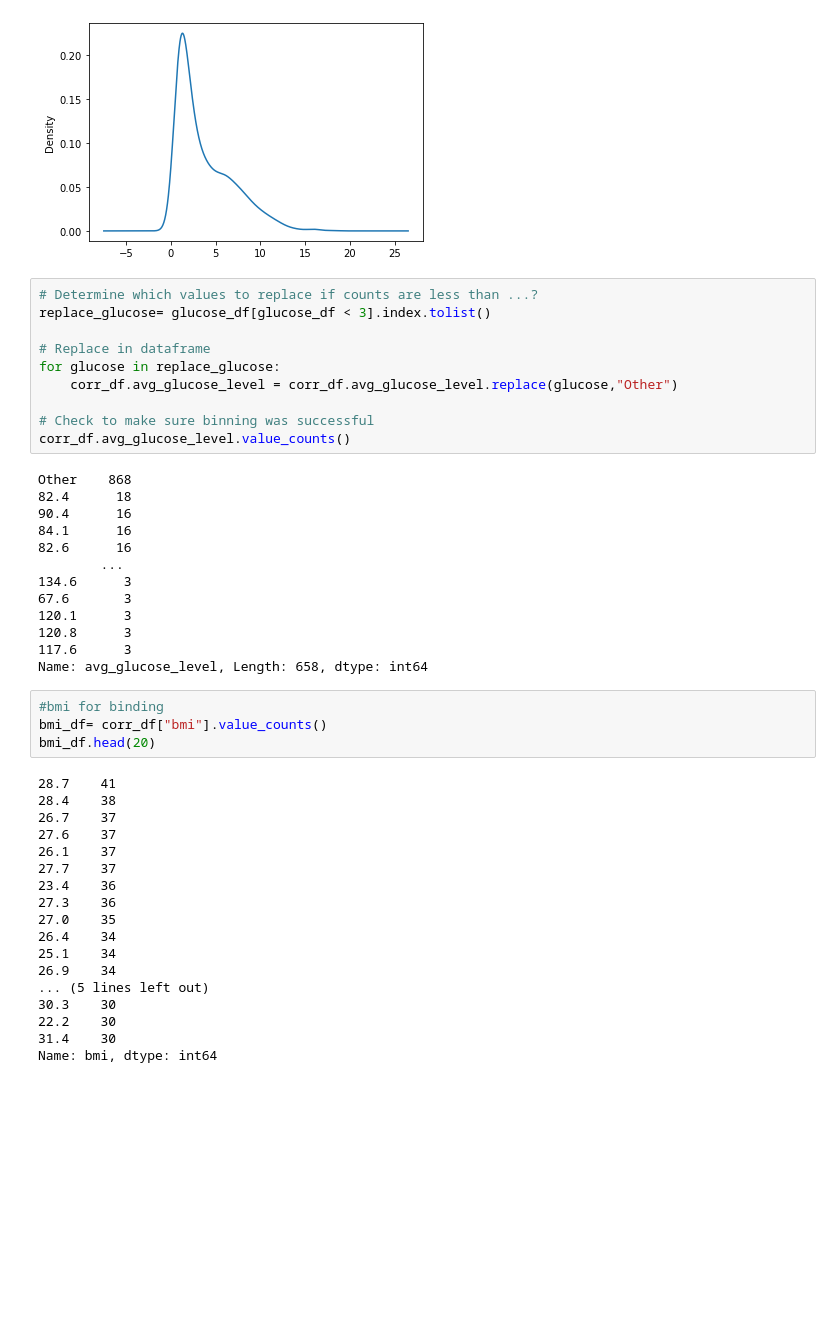
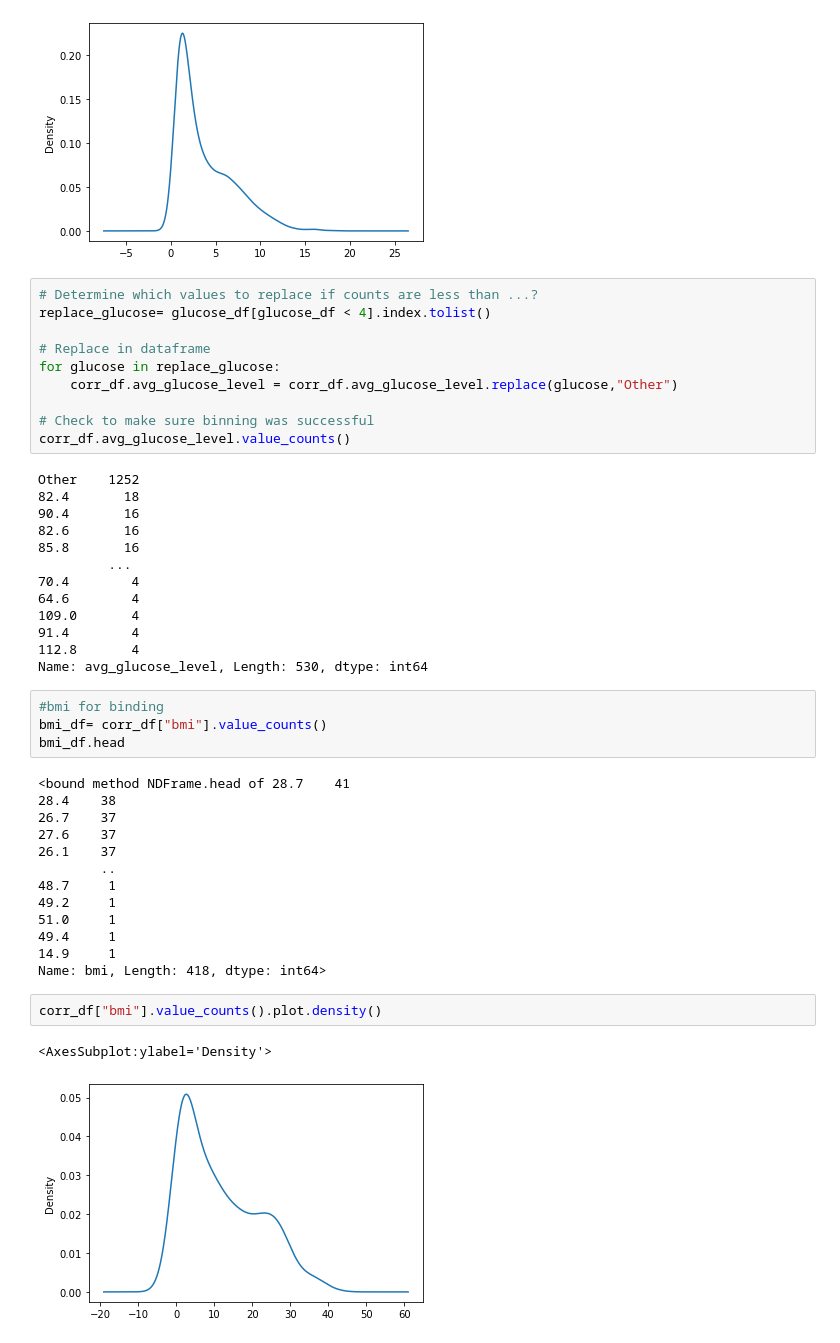
Before and after one commit to cmmoreno9/practice_stroke_dataset, a Jupyter notebook: stroke_data_exploration_practice.ipynb, the cells around one changed output. Saved outputs shown, nothing was run; the diff lists cells and outputs as text; blank space fills up the shorter version.

```diff
--- a/stroke_data_exploration_practice.ipynb
+++ b/stroke_data_exploration_practice.ipynb
@@ -284,7 +278,7 @@ corr_df["avg_glucose_level"].value_counts().plot.density()
 [figure]
 # %%
 # Determine which values to replace if counts are less than ...?
-replace_glucose= glucose_df[glucose_df < 3].index.tolist()
+replace_glucose= glucose_df[glucose_df < 4].index.tolist()
 
 # Replace in dataframe
 for glucose in replace_glucose:
@@ -293,37 +287,37 @@ for glucose in replace_glucose:
 # Check to make sure binning was successful
 corr_df.avg_glucose_level.value_counts()
 # %% [output]
-Other    868
-82.4      18
-90.4      16
-84.1      16
-82.6      16
-        ...
-134.6      3
-67.6       3
-120.1      3
-120.8      3
-117.6      3
-Name: avg_glucose_level, Length: 658, dtype: int64
+Other    1252
+82.4       18
+90.4       16
+82.6       16
+85.8       16
+         ...
+70.4        4
+64.6        4
+109.0       4
+91.4        4
+112.8       4
+Name: avg_glucose_level, Length: 530, dtype: int64
 # %%
 #bmi for binding
 bmi_df= corr_df["bmi"].value_counts()
-bmi_df.head(20)
+bmi_df.head
 # %% [output]
-28.7    41
+<bound method NDFrame.head of 28.7    41
 28.4    38
 26.7    37
 27.6    37
 26.1    37
-27.7    37
-23.4    36
-27.3    36
-27.0    35
-26.4    34
-25.1    34
-26.9    34
-... (5 lines left out)
-30.3    30
-22.2    30
-31.4    30
-Name: bmi, dtype: int64
+        ..
+48.7     1
+49.2     1
+51.0     1
+49.4     1
+14.9     1
+Name: bmi, Length: 418, dtype: int64>
+# %%
+corr_df["bmi"].value_counts().plot.density()
+# %% [output]
+<AxesSubplot:ylabel='Density'>
+[figure, added]
```
Also changed, not shown: parts of 14 cells of this notebook.
